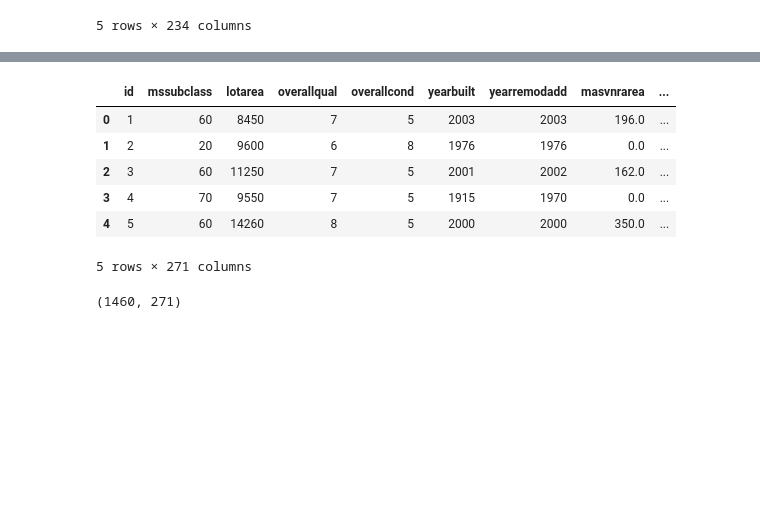
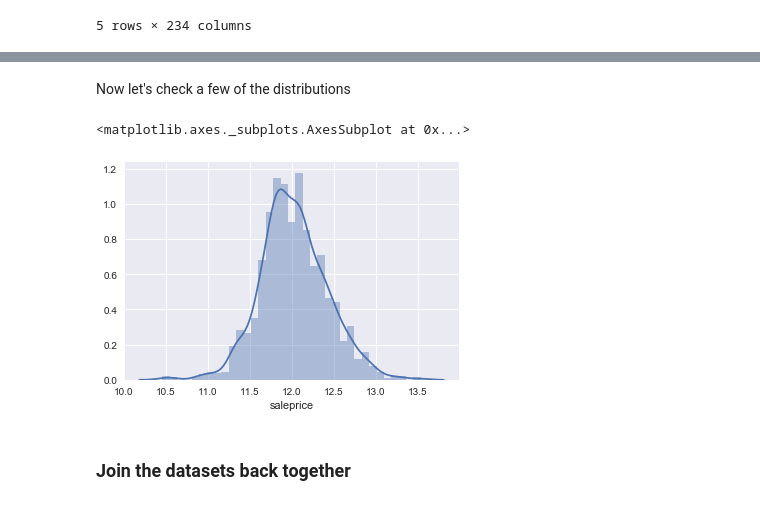
Before and after one commit to xvila/Ame-High, a Jupyter notebook: notebooks/Housing Prices.ipynb, the cells around one changed output, grey strips where cells are left out. Drawn from its saved outputs; the diff is of its cells as text; code cells hidden in the pictures; blank space fills up the shorter version.

```diff
--- a/notebooks/Housing Prices.ipynb
+++ b/notebooks/Housing Prices.ipynb
@@ -341,0 +345,9 @@ housing_dummies.head()
+# %% [markdown]
+Now let's check a few of the distributions
+# %%
+sns.distplot(transformed_features.saleprice)
+# %% [output]
+<matplotlib.axes._subplots.AxesSubplot at 0x...>
+[figure, added]
+# %% [markdown]
+### Join the datasets back together
@@ -344,14 +358,0 @@ all_housing_data_mean = pd.concat((numeric_mean_filled,housing_dummies),axis=1)
-# %%
-all_housing_data_mean.head()
-# %% [output]
-|  | id | mssubclass | lotarea | overallqual | overallcond | yearbuilt | yearremodadd | masvnrarea | ... |
-| 0 | 1 | 60 | 8450 | 7 | 5 | 2003 | 2003 | 196.0 | ... |
-| 1 | 2 | 20 | 9600 | 6 | 8 | 1976 | 1976 | 0.0 | ... |
-| 2 | 3 | 60 | 11250 | 7 | 5 | 2001 | 2002 | 162.0 | ... |
-| 3 | 4 | 70 | 9550 | 7 | 5 | 1915 | 1970 | 0.0 | ... |
-| 4 | 5 | 60 | 14260 | 8 | 5 | 2000 | 2000 | 350.0 | ... |
-5 rows × 271 columns
-# %%
-all_housing_data_mean.shape
-# %% [output]
-(1460, 271)
```
Also changed, not shown: parts of 57 cells of this notebook.
